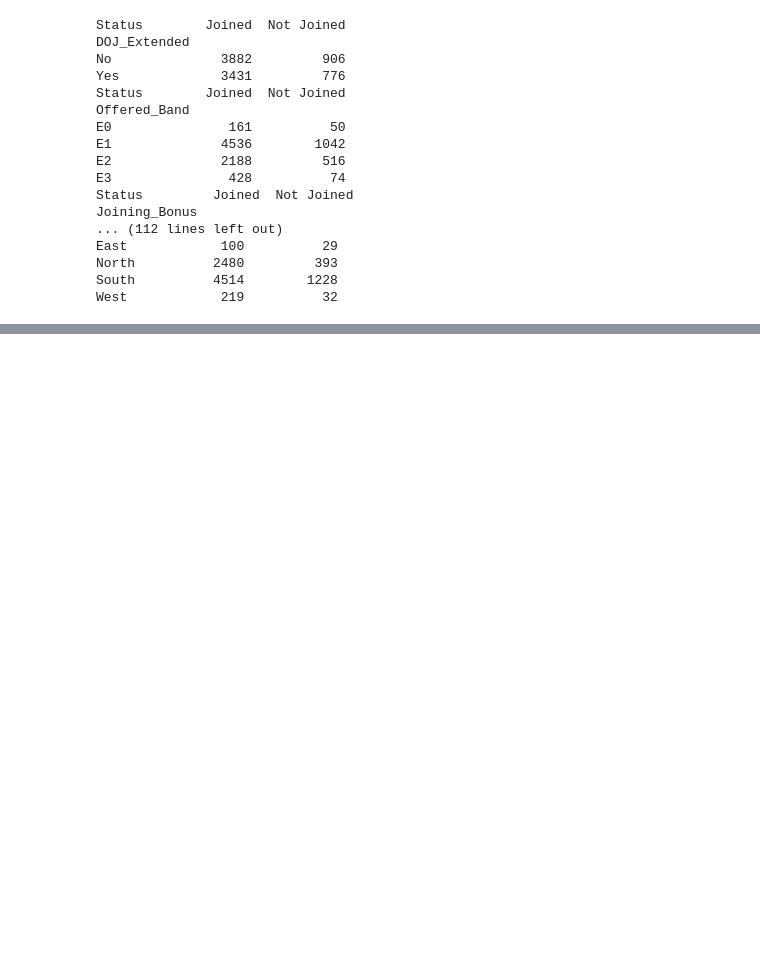
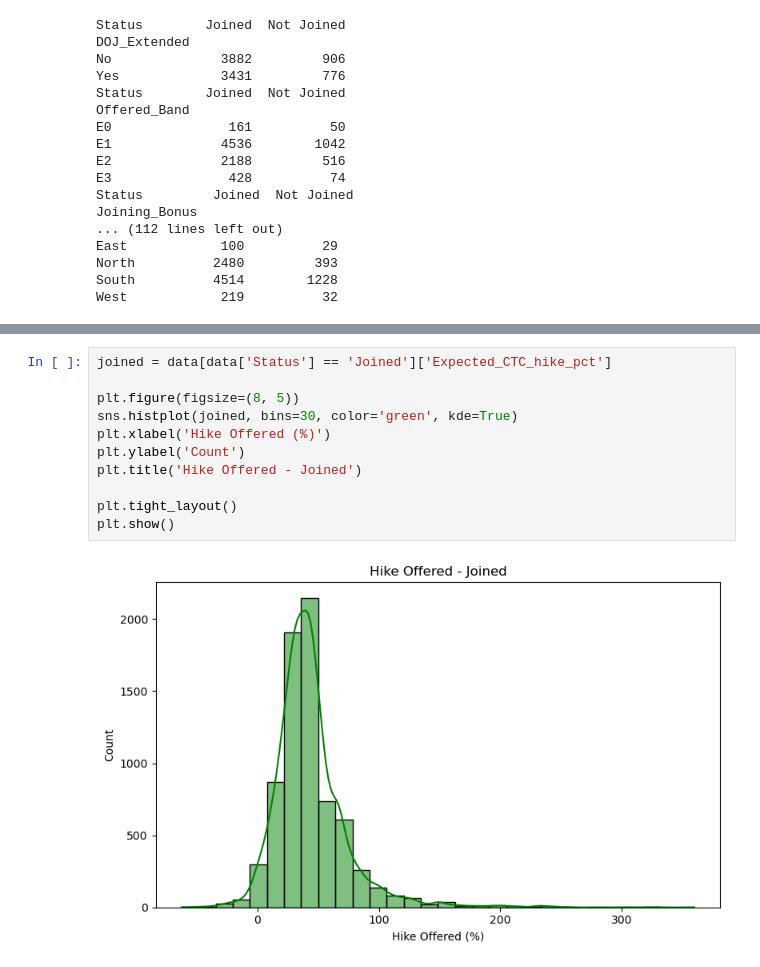
Before and after one commit to srineogideloitte/Group_A5_Capstone_Project, a Jupyter notebook: Question_Answers_1.ipynb, the cells around one changed output, grey strips where cells are left out. Drawn from its saved outputs; the diff is of its cells as text; blank space fills up the shorter version.

```diff
--- a/Question_Answers_1.ipynb
+++ b/Question_Answers_1.ipynb
@@ -204,0 +313,13 @@ for col in useful_features_categorical:
+# %%
+joined = data[data['Status'] == 'Joined']['Expected_CTC_hike_pct']
+
+plt.figure(figsize=(8, 5))
+sns.histplot(joined, bins=30, color='green', kde=True)
+plt.xlabel('Hike Offered (%)')
+plt.ylabel('Count')
+plt.title('Hike Offered - Joined')
+
+plt.tight_layout()
+plt.show()
+# %% [output]
+[figure, added]
```
Also changed, not shown: parts of 19 cells of this notebook.
